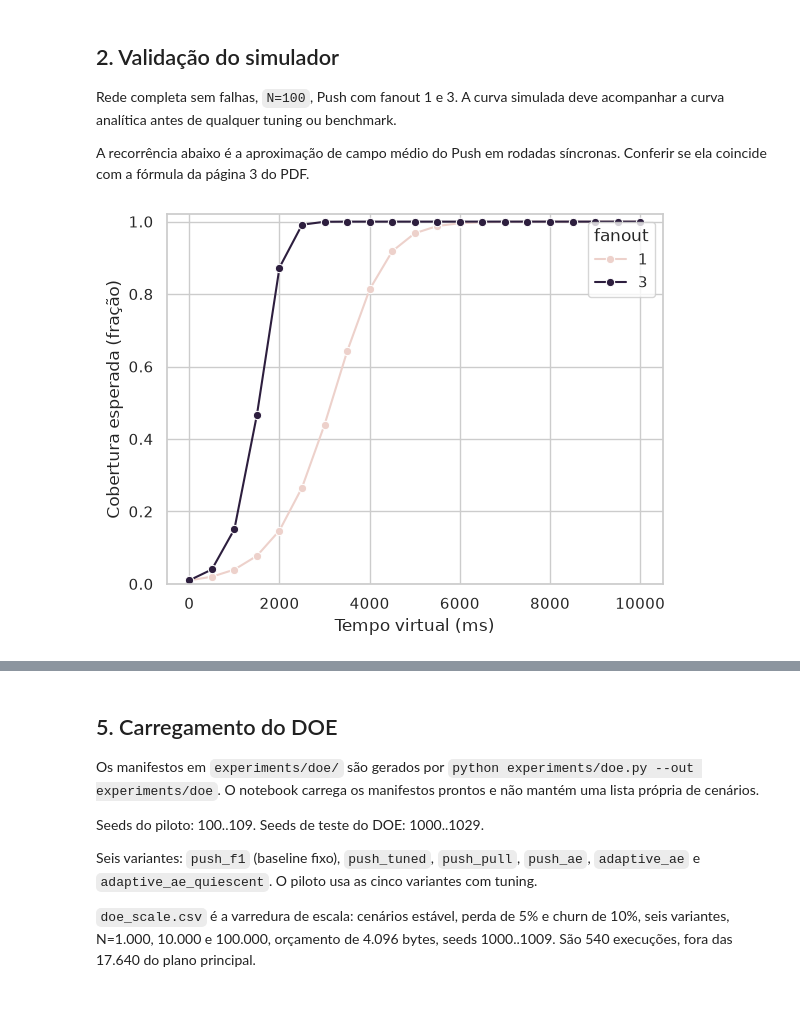
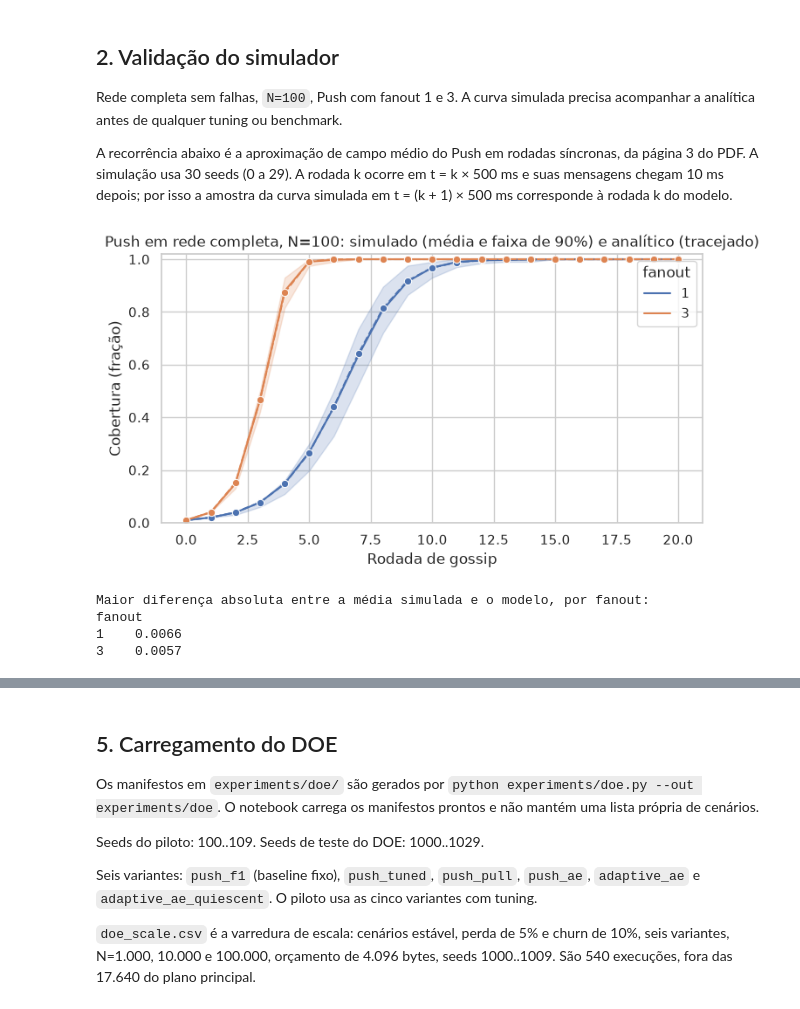
Before and after one commit to vicentemarciot27/exame-gossip, a Jupyter notebook: experiments/notebook.ipynb, the cells around one changed output, grey strips where cells are left out. Cells and saved outputs as stored; diff of their text form; code cells hidden in the pictures.

```diff
--- a/experiments/notebook.ipynb
+++ b/experiments/notebook.ipynb
@@ -51,9 +82,9 @@ BASE_CONFIG
 # %% [markdown]
 ## 2. Validação do simulador
 
-Rede completa sem falhas, `N=100`, Push com fanout 1 e 3. A curva simulada deve acompanhar a curva analítica antes de qualquer tuning ou benchmark.
+Rede completa sem falhas, `N=100`, Push com fanout 1 e 3. A curva simulada precisa acompanhar a analítica antes de qualquer tuning ou benchmark.
 
-A recorrência abaixo é a aproximação de campo médio do Push em rodadas síncronas. Conferir se ela coincide com a fórmula da página 3 do PDF.
+A recorrência abaixo é a aproximação de campo médio do Push em rodadas síncronas, da página 3 do PDF. A simulação usa 30 seeds (0 a 29). A rodada k ocorre em t = k × 500 ms e suas mensagens chegam 10 ms depois; por isso a amostra da curva simulada em t = (k + 1) × 500 ms corresponde à rodada k do modelo.
 # %%
 def analytic_push_coverage(n, fanout, rounds):
     """Cobertura esperada do Push em rede completa, sem falhas, em rodadas síncronas.
@@ -69,43 +100,59 @@ def analytic_push_coverage(n, fanout, rounds):
 
 
 ROUNDS = 20
-interval_ms = BASE_CONFIG["simulation"]["gossip_interval_ms"]
 analytic_df = pd.DataFrame(
     [
-        {"time_ms": t * interval_ms, "coverage": c, "fanout": fanout}
+        {"round": k, "coverage": c, "fanout": fanout}
         for fanout in (1, 3)
-        for t, c in enumerate(analytic_push_coverage(100, fanout, ROUNDS))
+        for k, c in enumerate(analytic_push_coverage(100, fanout, ROUNDS))
     ]
 )
 assert analytic_df.groupby("fanout")["coverage"].last().gt(0.99).all()
-
-ax = sns.lineplot(data=analytic_df, x="time_ms", y="coverage", hue="fanout", marker="o")
-ax.set(xlabel="Tempo virtual (ms)", ylabel="Cobertura esperada (fração)", ylim=(0, 1.02))
-plt.show()
-# %% [output]
-[figure, removed]
 # %%
-# DESCOMENTE após implementar `run_trial` em experiments/helper.py.
-# from helper import run_trial
-#
-# curves = []
-# for fanout in (1, 3):
-#     config = deepcopy(BASE_CONFIG)  # rede completa, N=100, sem perda
-#     # Chave `protocol` proposta; baseline.yaml ainda não a define.
-#     config["protocol"] = {"name": "push", "fanout": fanout, "anti_entropy": False}
-#     for seed in TUNING_SEEDS:
-#         summary, curve = run_trial(config, seed)
-#         assert 0 <= summary["coverage_final"] <= 1
-#         curves.append(curve.assign(fanout=fanout))
-# simulated_df = pd.concat(curves, ignore_index=True)
-#
-# ax = sns.lineplot(data=simulated_df, x="time_ms", y="coverage", hue="fanout", errorbar=("ci", 95))
-# sns.lineplot(
-#     data=analytic_df, x="time_ms", y="coverage", hue="fanout",
-#     linestyle="--", legend=False, ax=ax,
-# )
-# ax.set(xlabel="Tempo virtual (ms)", ylabel="Cobertura (fração)", ylim=(0, 1.02))
-# plt.show()
+interval_ms = BASE_CONFIG["simulation"]["gossip_interval_ms"]
+curves = []
+for fanout in (1, 3):
+    config = deepcopy(BASE_CONFIG)  # rede completa, N=100, sem falhas
+    config["protocol"].update(name="push", fanout=fanout, ae_interval_ms=None)
+    for seed in range(30):
+        summary, curve = run_trial(config, seed)
+        assert summary["coverage_final"] == 1.0
+        curves.append(curve.assign(fanout=fanout, seed=seed))
+simulated_df = pd.concat(curves, ignore_index=True)
+# a amostra em t = (k + 1) * 500 ms já inclui as entregas da rodada k
+simulated_df["round"] = simulated_df["time_ms"] // interval_ms - 1
+simulated_df = simulated_df[simulated_df["round"].between(0, ROUNDS)]
+
+fig, ax = plt.subplots(figsize=(8, 4))
+sns.lineplot(
+    data=simulated_df, x="round", y="coverage", hue="fanout",
+    palette="deep", errorbar=("pi", 90), ax=ax,
+)
+sns.lineplot(
+    data=analytic_df, x="round", y="coverage", hue="fanout",
+    palette="deep", linestyle="--", marker="o", legend=False, ax=ax,
+)
+ax.set(
+    xlabel="Rodada de gossip", ylabel="Cobertura (fração)", ylim=(0, 1.02),
+    title="Push em rede completa, N=100: simulado (média e faixa de 90%) e analítico (tracejado)",
+)
+plt.show()
+
+comparison = (
+    simulated_df.groupby(["fanout", "round"])["coverage"].mean().rename("simulated").reset_index()
+    .merge(analytic_df.rename(columns={"coverage": "analytic"}), on=["fanout", "round"])
+)
+comparison["abs_diff"] = (comparison["simulated"] - comparison["analytic"]).abs()
+max_diff = comparison.groupby("fanout")["abs_diff"].max()
+print("Maior diferença absoluta entre a média simulada e o modelo, por fanout:")
+print(max_diff.round(4).to_string())
+assert (max_diff < 0.02).all()
+# %% [output]
+[figure, added]
+Maior diferença absoluta entre a média simulada e o modelo, por fanout:
+fanout
+1    0.0066
+3    0.0057
 # %% [markdown]
 ## 3. Tuning com Optuna em N=50
 
```
Also changed, not shown: parts of 29 cells of this notebook, 28 other files.
